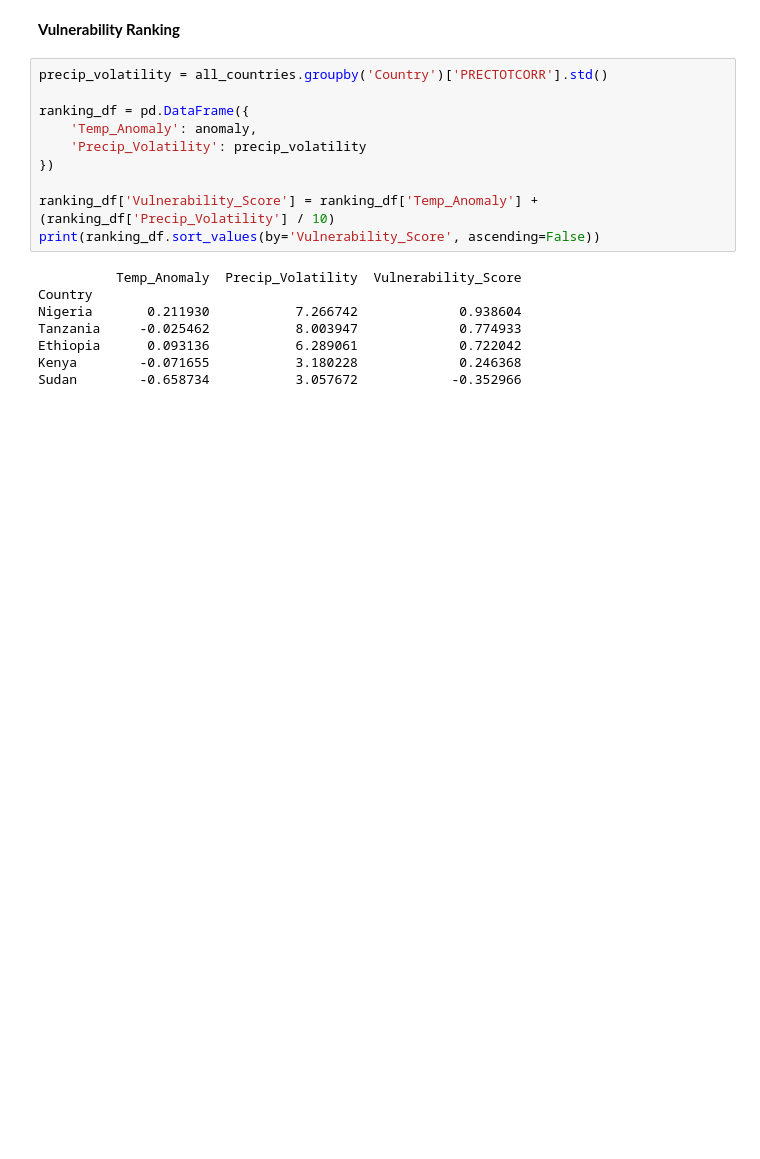
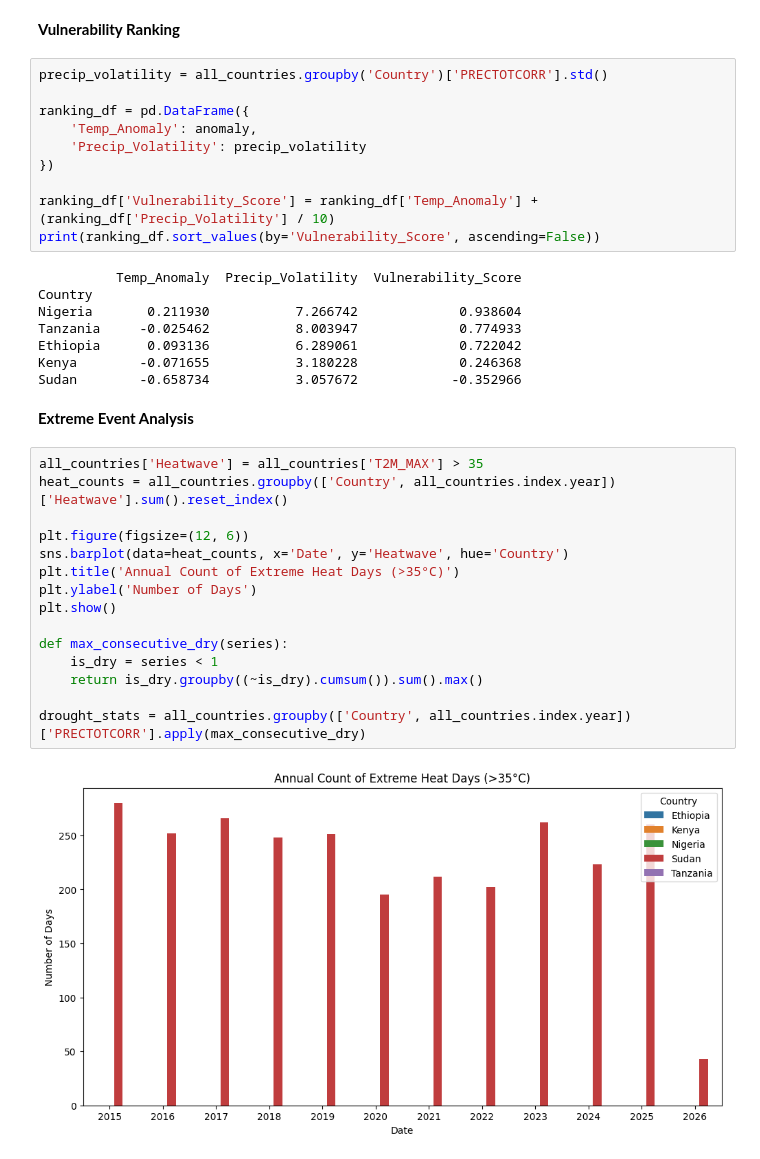
Before and after one commit to mahi7000/climate-challenge-week0, a Jupyter notebook: notebooks/cross_country_analysis.ipynb, the cells around one changed output. Drawn from its saved outputs; the diff is of its cells as text; blank space fills up the shorter version.

Commit message:
feat: comple extreme heat and drought stress

```diff
--- a/notebooks/cross_country_analysis.ipynb
+++ b/notebooks/cross_country_analysis.ipynb
@@ -66,3 +66,22 @@ Tanzania     -0.025462           8.003947             0.774933
 Ethiopia      0.093136           6.289061             0.722042
 Kenya        -0.071655           3.180228             0.246368
 Sudan        -0.658734           3.057672            -0.352966
+# %% [markdown]
+**Extreme Event Analysis**
+# %%
+all_countries['Heatwave'] = all_countries['T2M_MAX'] > 35
+heat_counts = all_countries.groupby(['Country', all_countries.index.year])['Heatwave'].sum().reset_index()
+
+plt.figure(figsize=(12, 6))
+sns.barplot(data=heat_counts, x='Date', y='Heatwave', hue='Country')
+plt.title('Annual Count of Extreme Heat Days (>35°C)')
+plt.ylabel('Number of Days')
+plt.show()
+
+def max_consecutive_dry(series):
+    is_dry = series < 1
+    return is_dry.groupby((~is_dry).cumsum()).sum().max()
+
+drought_stats = all_countries.groupby(['Country', all_countries.index.year])['PRECTOTCORR'].apply(max_consecutive_dry)
+# %% [output]
+[figure, added]
```
Also changed, not shown: 1 other file.
